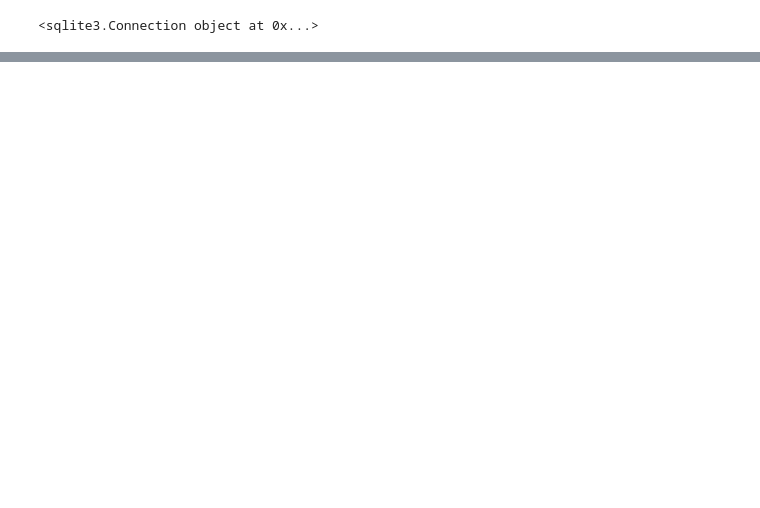
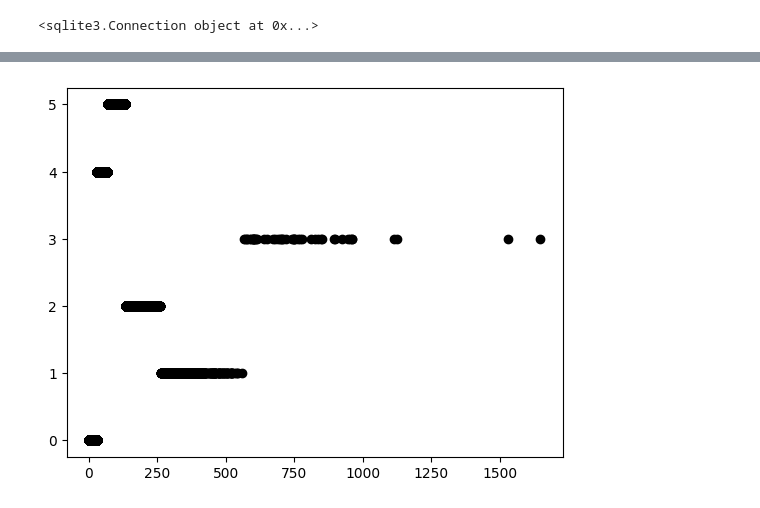
Before and after one commit to Wollepluis/DEDSPortfolio, a Jupyter notebook: Notebooks/DEDS_WC_10.1_Opdrachten.ipynb, the cells around one changed output, grey strips where cells are left out. Saved outputs shown, nothing was run; the diff lists cells and outputs as text; code cells hidden in the pictures; blank space fills up the shorter version.

```diff
--- a/Notebooks/DEDS_WC_10.1_Opdrachten.ipynb
+++ b/Notebooks/DEDS_WC_10.1_Opdrachten.ipynb
@@ -92,0 +94,3 @@ model_dataframe
+# %%
+dummies_dataframe = pd.get_dummies(model_dataframe.loc[:,['PRODUCT_LINE_EN', 'CITY']])
+dummies_dataframe
@@ -92,0 +111,4 @@ model_dataframe
+# %%
+df = pd.concat([model_dataframe, dummies_dataframe], axis = 1)
+df = df.drop(['SALES_BRANCH_CODE', 'PRODUCT_LINE_EN', 'CITY'], axis=1)
+df
@@ -92,0 +133,4 @@ model_dataframe
+# %%
+kmeans = KMeans(n_clusters = 6, random_state = 42) #5 of 6
+prediction_results = kmeans.fit_predict(df)
+prediction_results
@@ -92,0 +154,3 @@ model_dataframe
+# %%
+df['Centrum'] = prediction_results
+df
@@ -92,0 +183,5 @@ model_dataframe
+# %%
+plt.scatter(df['QUANTITY'], df['Centrum'], color = 'k')
+plt.show()
+# %% [output]
+[figure, added]
```
Also changed, not shown: parts of 18 cells of this notebook, 7 other files.
